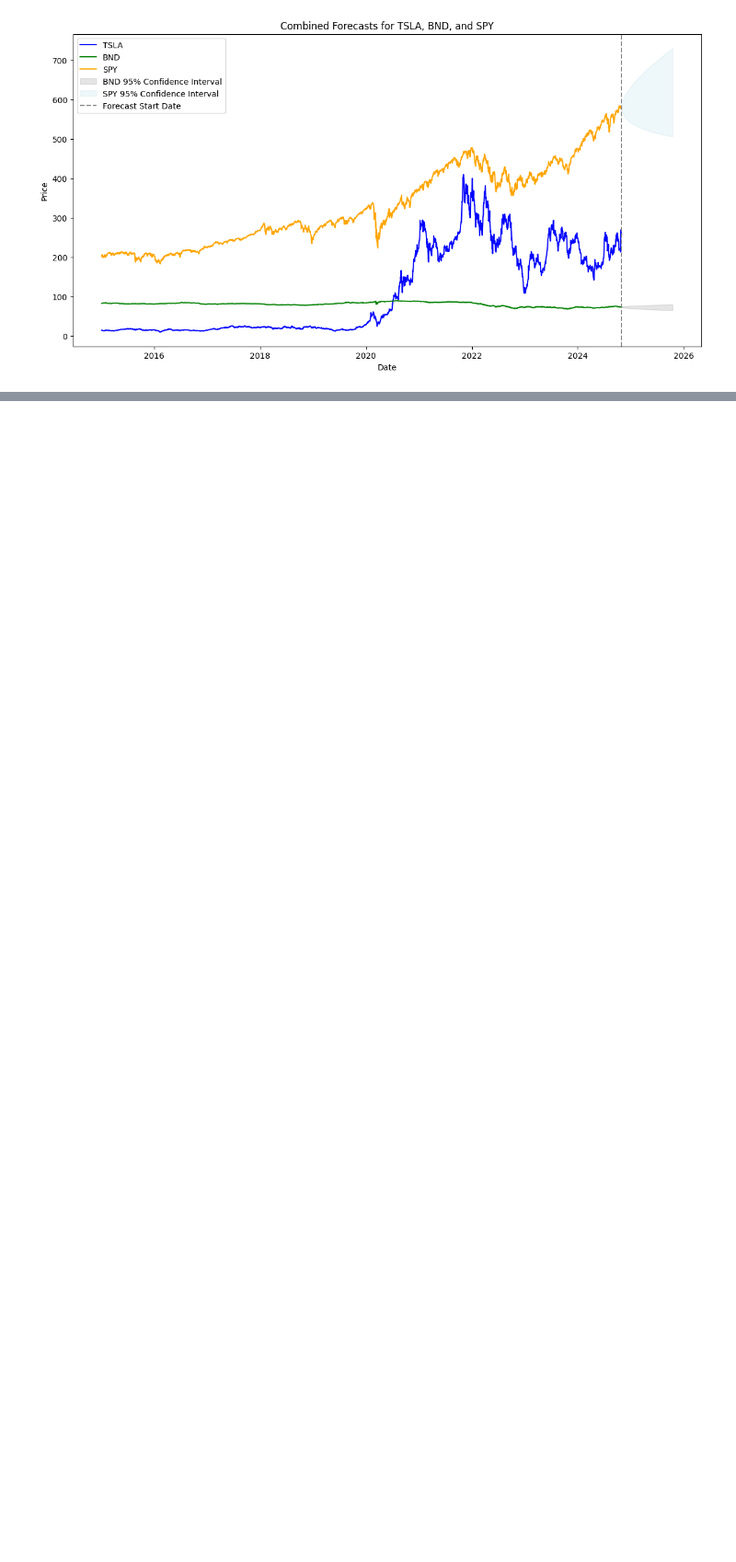
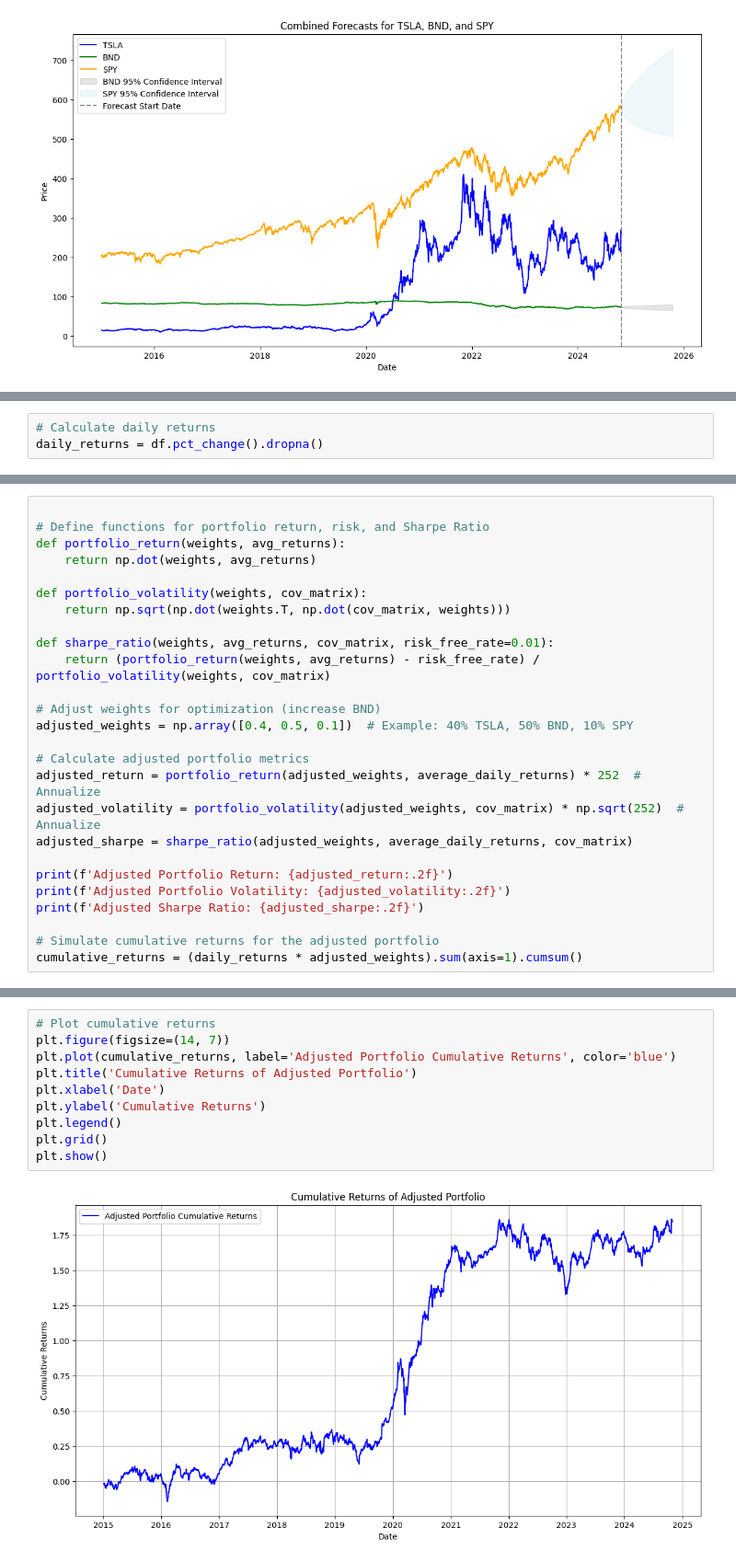
Before and after one commit to teyoatam/GMF_investments, a Jupyter notebook: notebooks/OptimizePortifolio.ipynb, the cells around one changed output, grey strips where cells are left out. Shown: that part at 92% size. Saved outputs shown, nothing was run; the diff lists cells and outputs as text; blank space fills up the shorter version.

Commit message:
updated optimization

```diff
--- a/notebooks/OptimizePortifolio.ipynb
+++ b/notebooks/OptimizePortifolio.ipynb
@@ -219,0 +229,3 @@ plt.show()
+# %%
+# Calculate daily returns
+daily_returns = df.pct_change().dropna()
@@ -219,0 +364,26 @@ plt.show()
+# %%
+
+# Define functions for portfolio return, risk, and Sharpe Ratio
+def portfolio_return(weights, avg_returns):
+    return np.dot(weights, avg_returns)
+
+def portfolio_volatility(weights, cov_matrix):
+    return np.sqrt(np.dot(weights.T, np.dot(cov_matrix, weights)))
+
+def sharpe_ratio(weights, avg_returns, cov_matrix, risk_free_rate=0.01):
+    return (portfolio_return(weights, avg_returns) - risk_free_rate) / portfolio_volatility(weights, cov_matrix)
+
+# Adjust weights for optimization (increase BND)
+adjusted_weights = np.array([0.4, 0.5, 0.1])  # Example: 40% TSLA, 50% BND, 10% SPY
+
+# Calculate adjusted portfolio metrics
+adjusted_return = portfolio_return(adjusted_weights, average_daily_returns) * 252  # Annualize
+adjusted_volatility = portfolio_volatility(adjusted_weights, cov_matrix) * np.sqrt(252)  # Annualize
+adjusted_sharpe = sharpe_ratio(adjusted_weights, average_daily_returns, cov_matrix)
+
+print(f'Adjusted Portfolio Return: {adjusted_return:.2f}')
+print(f'Adjusted Portfolio Volatility: {adjusted_volatility:.2f}')
+print(f'Adjusted Sharpe Ratio: {adjusted_sharpe:.2f}')
+
+# Simulate cumulative returns for the adjusted portfolio
+cumulative_returns = (daily_returns * adjusted_weights).sum(axis=1).cumsum()
@@ -219,0 +394,12 @@ plt.show()
+# %%
+# Plot cumulative returns
+plt.figure(figsize=(14, 7))
+plt.plot(cumulative_returns, label='Adjusted Portfolio Cumulative Returns', color='blue')
+plt.title('Cumulative Returns of Adjusted Portfolio')
+plt.xlabel('Date')
+plt.ylabel('Cumulative Returns')
+plt.legend()
+plt.grid()
+plt.show()
+# %% [output]
+[figure, added]
```
Also changed, not shown: parts of 14 cells of this notebook.
